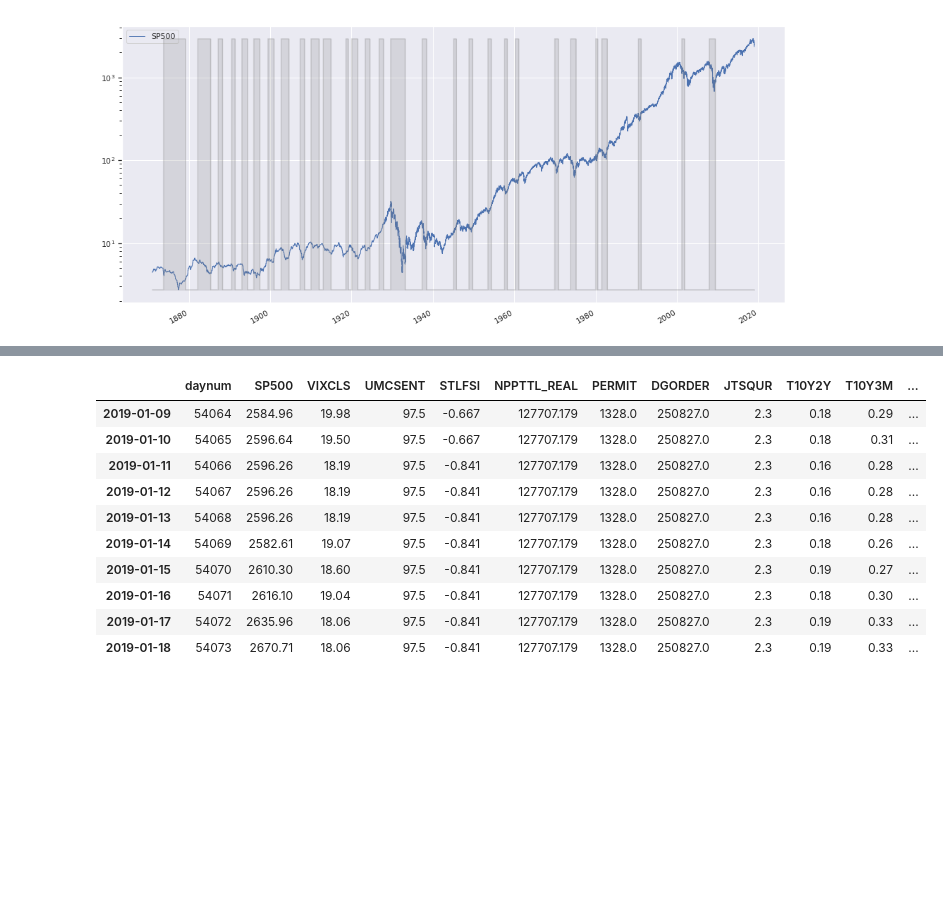
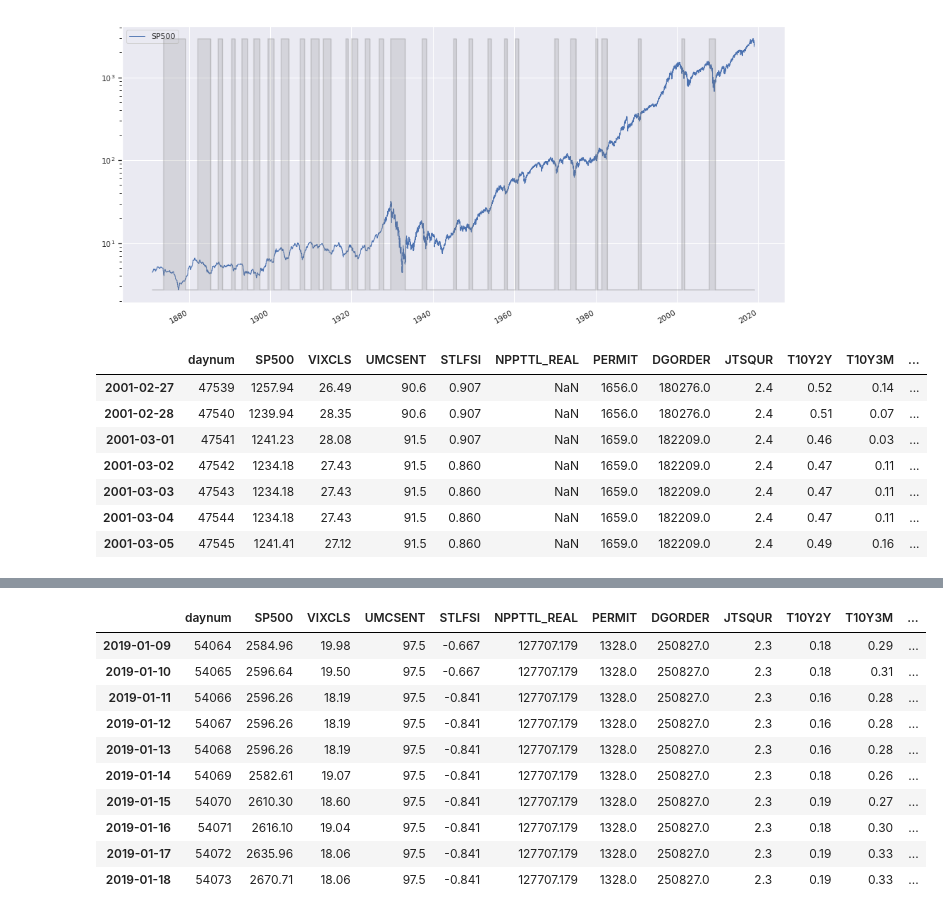
Before and after one commit to pogoetic/stego, a Jupyter notebook: stegonbk.ipynb, the cells around one changed output, grey strips where cells are left out. Cells and saved outputs as stored; diff of their text form; code cells hidden in the pictures; blank space fills up the shorter version.

```diff
--- a/stegonbk.ipynb
+++ b/stegonbk.ipynb
@@ -574,0 +550,16 @@ plt.axis('off')
+# %%
+#Trend the S&P by 6mo, 12mo, 24mo. Compare current to prior highs from these periods.
+
+#display(main_df[main_df.recession_start==1])
+#display(main_df[main_df.recession_end==1])
+
+display(main_df['2001-02-27':'2001-03-05'])
+# %% [output]
+|  | daynum | SP500 | VIXCLS | UMCSENT | STLFSI | NPPTTL_REAL | PERMIT | DGORDER | JTSQUR | T10Y2Y | T10Y3M | ... |
+| 2001-02-27 | 47539 | 1257.94 | 26.49 | 90.6 | 0.907 | NaN | 1656.0 | 180276.0 | 2.4 | 0.52 | 0.14 | ... |
+| 2001-02-28 | 47540 | 1239.94 | 28.35 | 90.6 | 0.907 | NaN | 1656.0 | 180276.0 | 2.4 | 0.51 | 0.07 | ... |
+| 2001-03-01 | 47541 | 1241.23 | 28.08 | 91.5 | 0.907 | NaN | 1659.0 | 182209.0 | 2.4 | 0.46 | 0.03 | ... |
+| 2001-03-02 | 47542 | 1234.18 | 27.43 | 91.5 | 0.860 | NaN | 1659.0 | 182209.0 | 2.4 | 0.47 | 0.11 | ... |
+| 2001-03-03 | 47543 | 1234.18 | 27.43 | 91.5 | 0.860 | NaN | 1659.0 | 182209.0 | 2.4 | 0.47 | 0.11 | ... |
+| 2001-03-04 | 47544 | 1234.18 | 27.43 | 91.5 | 0.860 | NaN | 1659.0 | 182209.0 | 2.4 | 0.47 | 0.11 | ... |
+| 2001-03-05 | 47545 | 1241.41 | 27.12 | 91.5 | 0.860 | NaN | 1659.0 | 182209.0 | 2.4 | 0.49 | 0.16 | ... |
```
Also changed, not shown: parts of 5 cells of this notebook.
